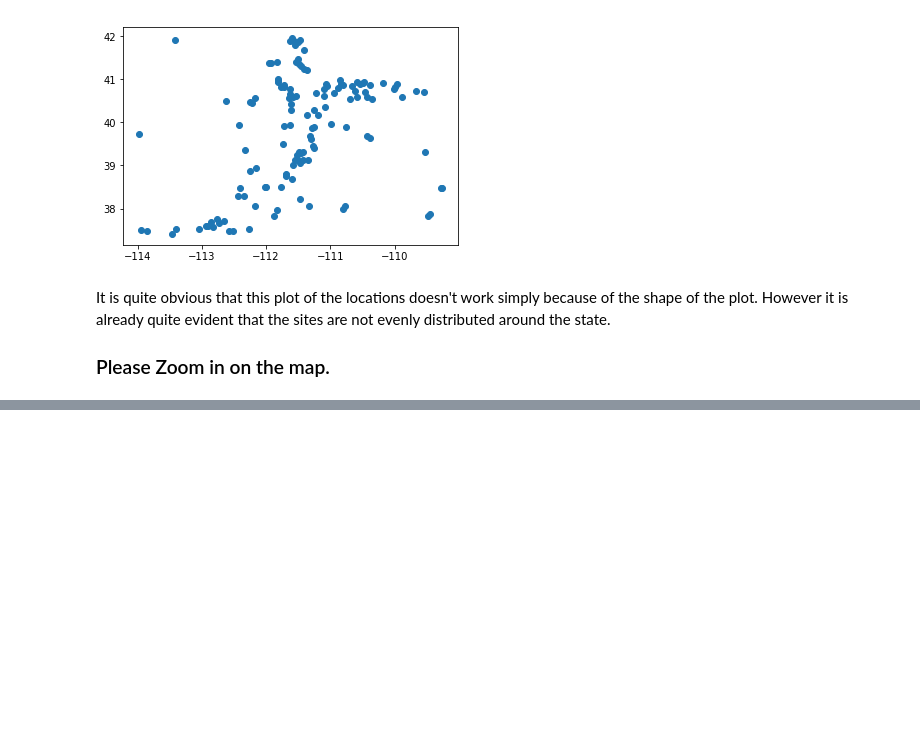
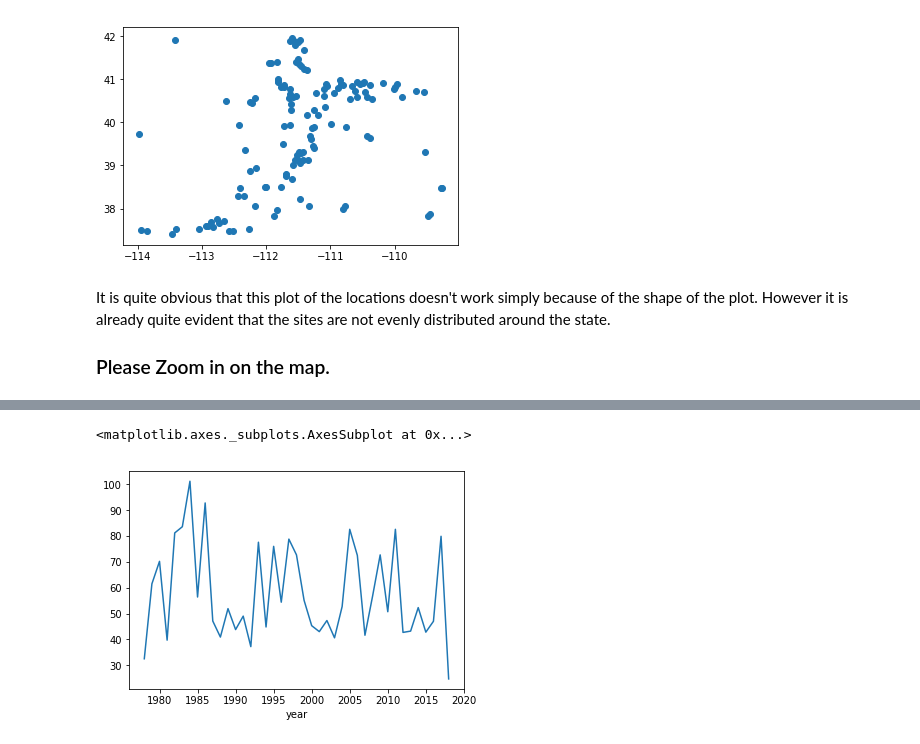
Before and after one commit to TravDraper/DS-Project, a Jupyter notebook: Snotel data project.ipynb, the cells around one changed output, grey strips where cells are left out. Cells and saved outputs as stored; diff of their text form; code cells hidden in the pictures; blank space fills up the shorter version.

```diff
--- a/Snotel data project.ipynb
+++ b/Snotel data project.ipynb
@@ -592,3 +592,10 @@ We can compare the locations of the collection points to the data on a few more
 You might notice that both people and these stations seem to follow along with the locations of a major mountain range running from the northeast to the southwest.
 # %%
 snowfall.to_csv('full dataset.csv')
+# %%
+yeargroups = snowfall.groupby('year')
+yearAcc = yeargroups['Precipitation Accumulation (in) Start of Month Values'].max()
+yearAcc.plot()
+# %% [output]
+<matplotlib.axes._subplots.AxesSubplot at 0x...>
+[figure, added]
```
Also changed, not shown: parts of 2 cells of this notebook, 1 other file.
